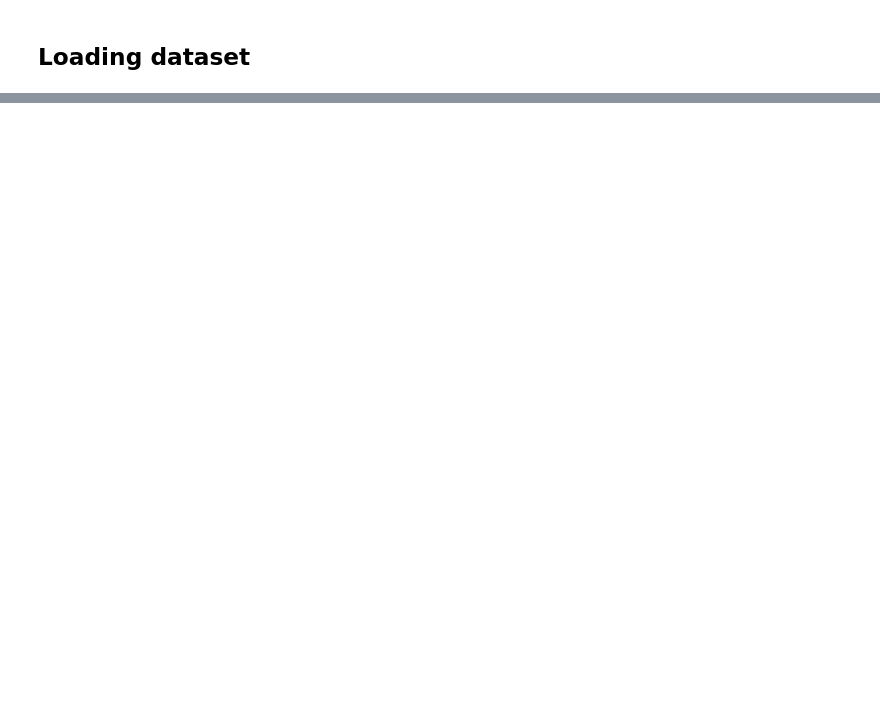
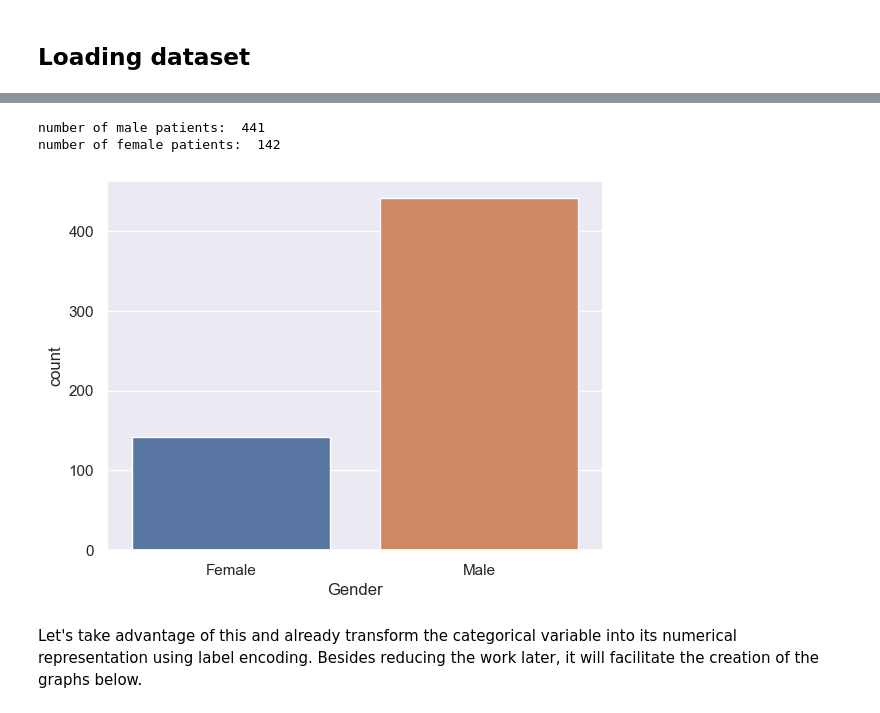
Before and after one commit to amorim-dev/DSA_Data-Science-Course, a Jupyter notebook: 2. big-data-real-time-analytics-with-python-and-spark/Ch9_Machine-Learning_Part1/mini_project1.ipynb, the cells around one changed output, grey strips where cells are left out. Cells and saved outputs as stored; diff of their text form; code cells hidden in the pictures; blank space fills up the shorter version.

```diff
--- a/2. big-data-real-time-analytics-with-python-and-spark/Ch9_Machine-Learning_Part1/mini_project1.ipynb
+++ b/2. big-data-real-time-analytics-with-python-and-spark/Ch9_Machine-Learning_Part1/mini_project1.ipynb
@@ -50,0 +147,12 @@ numpy     : 1.22.3
+# %%
+# Function to ajust the target variable
+def ajust_var(x):
+    if x == 2:
+        return 0
+    return 1
+# %%
+# Aplying Function
+dataset['Dataset'] = dataset['Dataset'].map(ajust_var)
+# %%
+# Ajust target variable name
+dataset.rename({'Dataset': 'Target'}, axis = 'columns', inplace = True)
@@ -50,0 +199,15 @@ numpy     : 1.22.3
+# %%
+# Plot
+sns.countplot(data = dataset, x = 'Gender', label = 'Count')
+
+# Value counts
+M, F = dataset['Gender'].value_counts()
+
+print('number of male patients: ', M)
+print('number of female patients: ', F)
+# %% [output]
+number of male patients:  441
+number of female patients:  142
+[figure, added]
+# %% [markdown]
+Let's take advantage of this and already transform the categorical variable into its numerical representation using label encoding. Besides reducing the work later, it will facilitate the creation of the graphs below.
```
Also changed, not shown: parts of 20 cells of this notebook.
